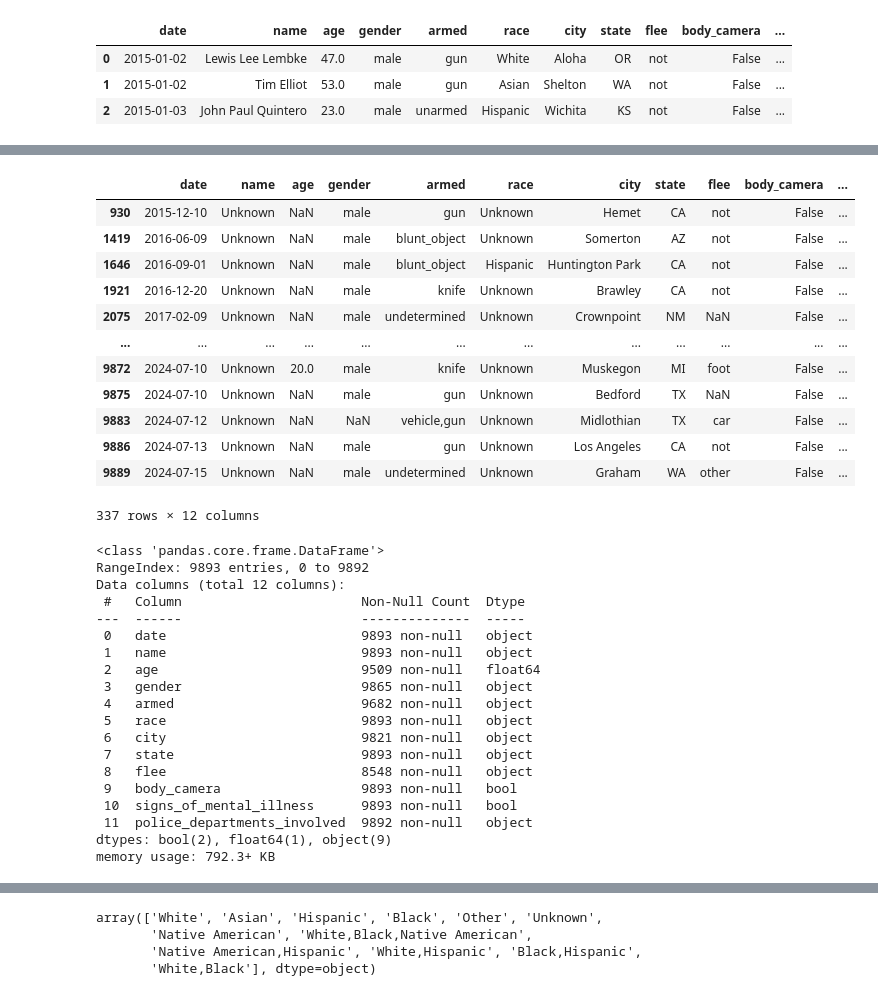
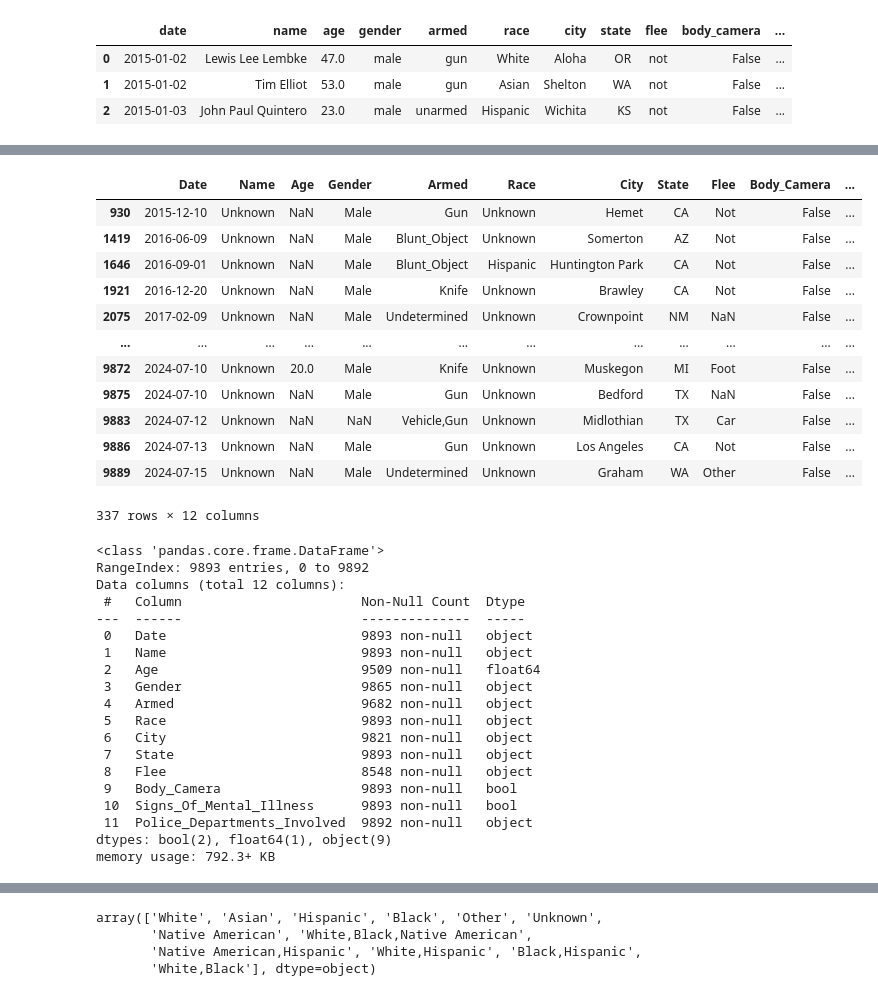
Before and after one commit to matt-harvey-data/US_Police_Shootings_2015-2024, a Jupyter notebook: US_Police_Shootings_2015-2024.ipynb, the cells around one changed output, grey strips where cells are left out. Drawn from its saved outputs; the diff is of its cells as text; code cells hidden in the pictures.

```diff
--- a/US_Police_Shootings_2015-2024.ipynb
+++ b/US_Police_Shootings_2015-2024.ipynb
@@ -20,6 +18,18 @@ data.head(3)
 | 0 | 2015-01-02 | Lewis Lee Lembke | 47.0 | male | gun | White | Aloha | OR | not | False | ... |
 | 1 | 2015-01-02 | Tim Elliot | 53.0 | male | gun | Asian | Shelton | WA | not | False | ... |
 | 2 | 2015-01-03 | John Paul Quintero | 23.0 | male | unarmed | Hispanic | Wichita | KS | not | False | ... |
+# %%
+# Title case all column names
+
+data.columns = data.columns.str.title()
+# %%
+# Title case the below columns
+
+data['Gender'] = data['Gender'].str.title()
+
+data['Armed'] = data['Armed'].str.title()
+
+data['Flee'] = data['Flee'].str.title()
 # %%
 # Check datatypes, row count, and # of non-null values in each column
 
@@ -65,25 +75,25 @@ data[data['name'].isna()]
 # %%
 # Fill the nulls in the name column with the value 'Unknown'
 
-data['name'] = data['name'].fillna('Unknown')
+data['Name'] = data['Name'].fillna('Unknown')
 # %%
 # Inspect the values that are now 'Unknown'...this is done mostly to confirm the row count matches that of the above DataFrame
 # where these values were previously null. It is 337 in both dfs so it stands to reason that all nulls were replaced
 
-data[data['name'] == 'Unknown']
+data[data['Name'] == 'Unknown']
 # %% [output]
-|  | date | name | age | gender | armed | race | city | state | flee | body_camera | ... |
-| 930 | 2015-12-10 | Unknown | NaN | male | gun | Unknown | Hemet | CA | not | False | ... |
-| 1419 | 2016-06-09 | Unknown | NaN | male | blunt_object | Unknown | Somerton | AZ | not | False | ... |
-| 1646 | 2016-09-01 | Unknown | NaN | male | blunt_object | Hispanic | Huntington Park | CA | not | False | ... |
-| 1921 | 2016-12-20 | Unknown | NaN | male | knife | Unknown | Brawley | CA | not | False | ... |
-| 2075 | 2017-02-09 | Unknown | NaN | male | undetermined | Unknown | Crownpoint | NM | NaN | False | ... |
+|  | Date | Name | Age | Gender | Armed | Race | City | State | Flee | Body_Camera | ... |
+| 930 | 2015-12-10 | Unknown | NaN | Male | Gun | Unknown | Hemet | CA | Not | False | ... |
+| 1419 | 2016-06-09 | Unknown | NaN | Male | Blunt_Object | Unknown | Somerton | AZ | Not | False | ... |
+| 1646 | 2016-09-01 | Unknown | NaN | Male | Blunt_Object | Hispanic | Huntington Park | CA | Not | False | ... |
+| 1921 | 2016-12-20 | Unknown | NaN | Male | Knife | Unknown | Brawley | CA | Not | False | ... |
+| 2075 | 2017-02-09 | Unknown | NaN | Male | Undetermined | Unknown | Crownpoint | NM | NaN | False | ... |
 | ... | ... | ... | ... | ... | ... | ... | ... | ... | ... | ... | ... |
-| 9872 | 2024-07-10 | Unknown | 20.0 | male | knife | Unknown | Muskegon | MI | foot | False | ... |
-| 9875 | 2024-07-10 | Unknown | NaN | male | gun | Unknown | Bedford | TX | NaN | False | ... |
-| 9883 | 2024-07-12 | Unknown | NaN | NaN | vehicle,gun | Unknown | Midlothian | TX | car | False | ... |
-| 9886 | 2024-07-13 | Unknown | NaN | male | gun | Unknown | Los Angeles | CA | not | False | ... |
-| 9889 | 2024-07-15 | Unknown | NaN | male | undetermined | Unknown | Graham | WA | other | False | ... |
+| 9872 | 2024-07-10 | Unknown | 20.0 | Male | Knife | Unknown | Muskegon | MI | Foot | False | ... |
+| 9875 | 2024-07-10 | Unknown | NaN | Male | Gun | Unknown | Bedford | TX | NaN | False | ... |
+| 9883 | 2024-07-12 | Unknown | NaN | NaN | Vehicle,Gun | Unknown | Midlothian | TX | Car | False | ... |
+| 9886 | 2024-07-13 | Unknown | NaN | Male | Gun | Unknown | Los Angeles | CA | Not | False | ... |
+| 9889 | 2024-07-15 | Unknown | NaN | Male | Undetermined | Unknown | Graham | WA | Other | False | ... |
 337 rows × 12 columns
 # %%
 # Again check '.info()' to confirm the name column now has no null values
@@ -98,17 +108,17 @@ RangeIndex: 9893 entries, 0 to 9892
 Data columns (total 12 columns):
  #   Column                       Non-Null Count  Dtype
 ---  ------                       --------------  -----
- 0   date                         9893 non-null   object
- 1   name                         9893 non-null   object
- 2   age                          9509 non-null   float64
- 3   gender                       9865 non-null   object
- 4   armed                        9682 non-null   object
- 5   race                         9893 non-null   object
- 6   city                         9821 non-null   object
- 7   state                        9893 non-null   object
- 8   flee                         8548 non-null   object
- 9   body_camera                  9893 non-null   bool
- 10  signs_of_mental_illness      9893 non-null   bool
- 11  police_departments_involved  9892 non-null   object
+ 0   Date                         9893 non-null   object
+ 1   Name                         9893 non-null   object
+ 2   Age                          9509 non-null   float64
+ 3   Gender                       9865 non-null   object
+ 4   Armed                        9682 non-null   object
+ 5   Race                         9893 non-null   object
+ 6   City                         9821 non-null   object
+ 7   State                        9893 non-null   object
+ 8   Flee                         8548 non-null   object
+ 9   Body_Camera                  9893 non-null   bool
+ 10  Signs_Of_Mental_Illness      9893 non-null   bool
+ 11  Police_Departments_Involved  9892 non-null   object
 dtypes: bool(2), float64(1), object(9)
 memory usage: 792.3+ KB
```
Also changed, not shown: parts of 66 cells of this notebook, 2 other files.
